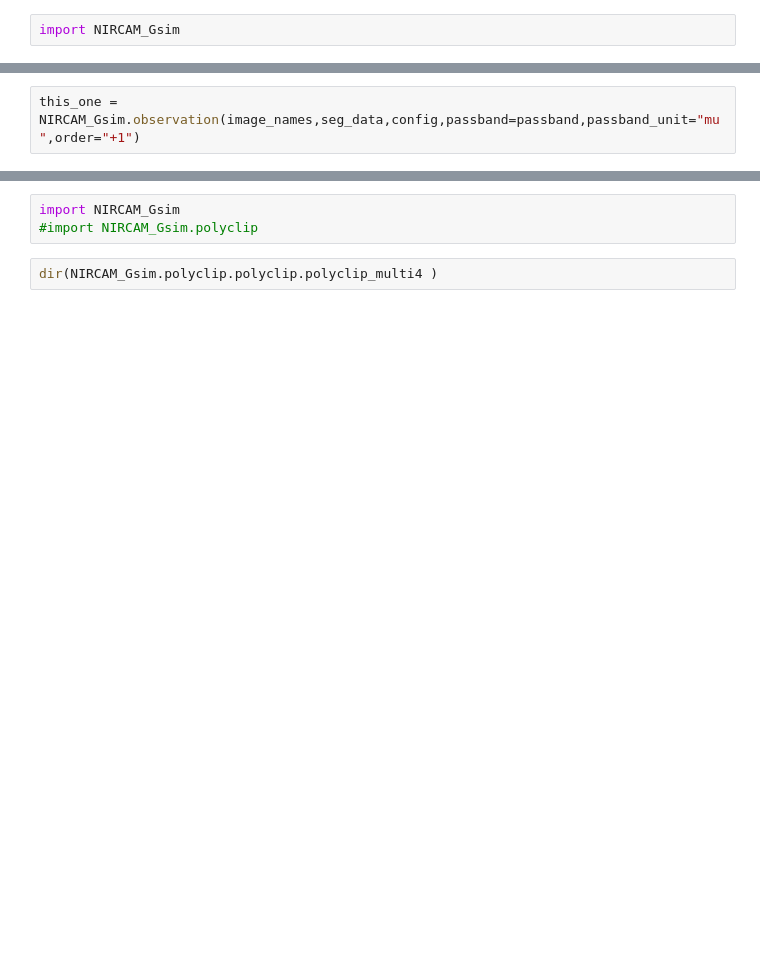
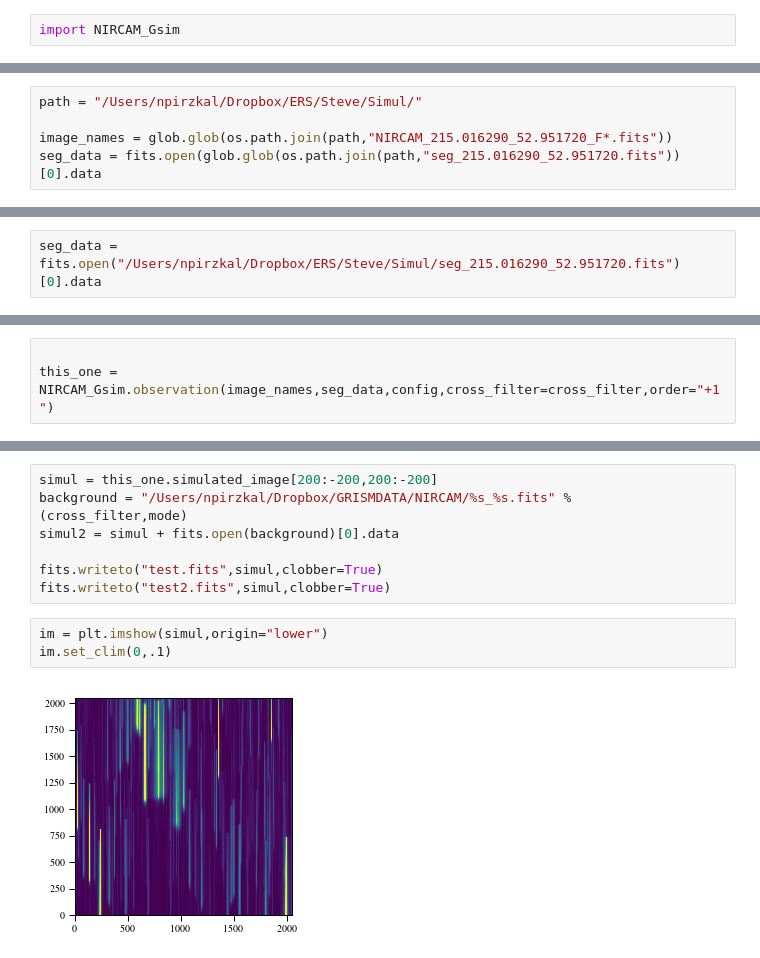
Before and after one commit to npirzkal/NIRCAM_Gsim, a Jupyter notebook: Test.ipynb, the cells around one changed output, grey strips where cells are left out. Cells and saved outputs as stored; diff of their text form; blank space fills up the shorter version.

```diff
--- a/Test.ipynb
+++ b/Test.ipynb
@@ -35,0 +25,5 @@ dir: 1
+# %%
+path = "/Users/npirzkal/Dropbox/ERS/Steve/Simul/"
+
+image_names = glob.glob(os.path.join(path,"NIRCAM_215.016290_52.951720_F*.fits"))
+seg_data = fits.open(glob.glob(os.path.join(path,"seg_215.016290_52.951720.fits"))[0].data
@@ -35,0 +32,2 @@ dir: 1
+# %%
+seg_data = fits.open("/Users/npirzkal/Dropbox/ERS/Steve/Simul/seg_215.016290_52.951720.fits")[0].data
@@ -36,3 +41,4 @@ dir: 1
 # %%
-this_one = NIRCAM_Gsim.observation(image_names,seg_data,config,passband=passband,passband_unit="mu",order="+1")
+
+this_one = NIRCAM_Gsim.observation(image_names,seg_data,config,cross_filter=cross_filter,order="+1")
 # %% [output]
@@ -116,5 +90,12 @@ dir: 1
-# %%
-import NIRCAM_Gsim
-#import NIRCAM_Gsim.polyclip
-# %%
-dir(NIRCAM_Gsim.polyclip.polyclip.polyclip_multi4 )
+# %%
+simul = this_one.simulated_image[200:-200,200:-200]
+background = "/Users/npirzkal/Dropbox/GRISMDATA/NIRCAM/%s_%s.fits" % (cross_filter,mode)
+simul2 = simul + fits.open(background)[0].data
+
+fits.writeto("test.fits",simul,clobber=True)
+fits.writeto("test2.fits",simul,clobber=True)
+# %%
+im = plt.imshow(simul,origin="lower")
+im.set_clim(0,.1)
+# %% [output]
+[figure, added]
```
Also changed, not shown: parts of 16 cells of this notebook, 1 other file.
